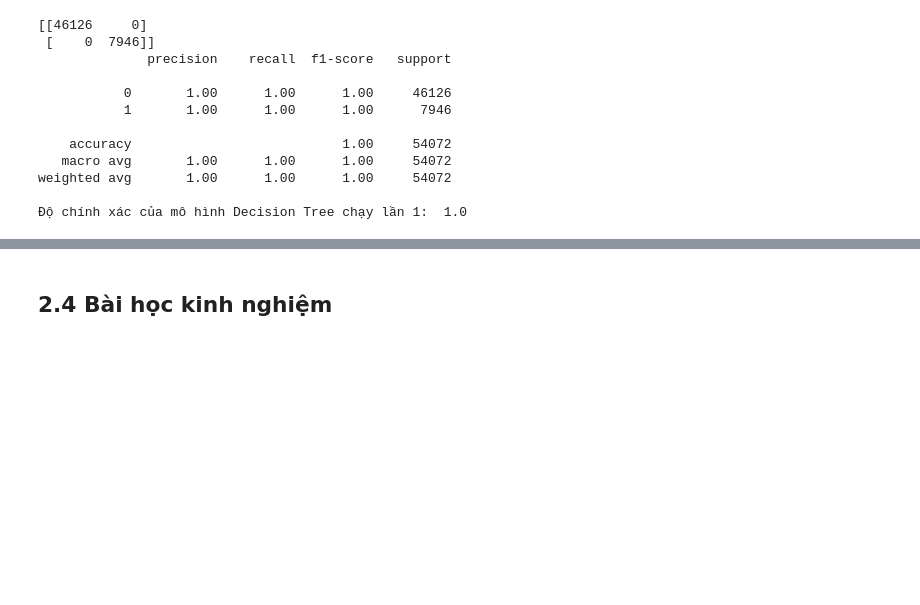
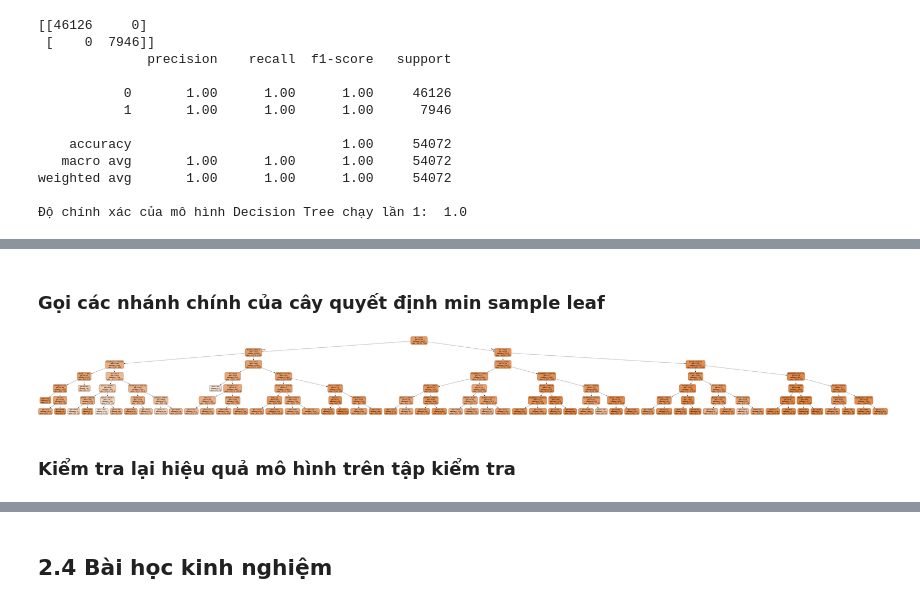
Before and after one commit to lktuan/ds4fb, a Jupyter notebook: notebooks/chapter2_decision_tree.ipynb, the cells around one changed output, grey strips where cells are left out. Saved outputs shown, nothing was run; the diff lists cells and outputs as text; code cells hidden in the pictures; blank space fills up the shorter version.

Commit message:
add chapter 2

```diff
--- a/notebooks/chapter2_decision_tree.ipynb
+++ b/notebooks/chapter2_decision_tree.ipynb
@@ -302,0 +326,11 @@ weighted avg       1.00      1.00      1.00     54072
+# %%
+from sklearn.tree import DecisionTreeClassifier
+
+DT_classifier2 = DecisionTreeClassifier(max_depth=4)
+DT_classifier2.fit(X_train, y_train)
+
+y_prob_train_dt2 = DT_classifier2.predict_proba(X_train)
+y_pred_train_dt2 = DT_classifier2.predict(X_train)
+
+df_report = pd.DataFrame({'Y observed': y_train.ravel(), 'Y classification': y_pred_train_dt2.ravel(), 'Y probability': y_prob_train_dt2[:,1]})
+df_report.head(15)
@@ -302,0 +354,32 @@ weighted avg       1.00      1.00      1.00     54072
+# %% [markdown]
+### Gọi các nhánh chính của cây quyết định min sample leaf
+# %%
+import os
+
+# Assuming the Graphviz bin directory path is 'C:/Program Files (x86)/Graphviz2.xx/bin'
+os.environ["PATH"] += os.pathsep + 'C:/Program Files (x86)/Graphviz/bin' # add with the code, Gemini instructed me this 😪
+
+from sklearn.tree import DecisionTreeClassifier
+
+DT_classifier3 = DecisionTreeClassifier(max_depth=6, min_samples_leaf=47)
+DT_classifier3.fit(X_train, y_train)
+
+y_prob_train_dt3 = DT_classifier3.predict_proba(X_train)
+y_pred_train_dt3 = DT_classifier3.predict(X_train)
+
+from IPython.display import Image
+from sklearn.tree import plot_tree
+from sklearn.tree import export_graphviz
+import graphviz
+
+dot_data = export_graphviz(DT_classifier3, out_file=None, feature_names=features, filled=True, rounded=True, special_characters=True)
+
+graph = graphviz.Source(dot_data)
+graph.format = 'png'
+
+graph.render('./output/chapter2_decision_tree3')
+Image(filename='./output/chapter2_decision_tree3.png')
+# %% [output]
+[figure, added]
+# %% [markdown]
+### Kiểm tra lại hiệu quả mô hình trên tập kiểm tra
```
Also changed, not shown: parts of 9 cells of this notebook, 3 other files.
